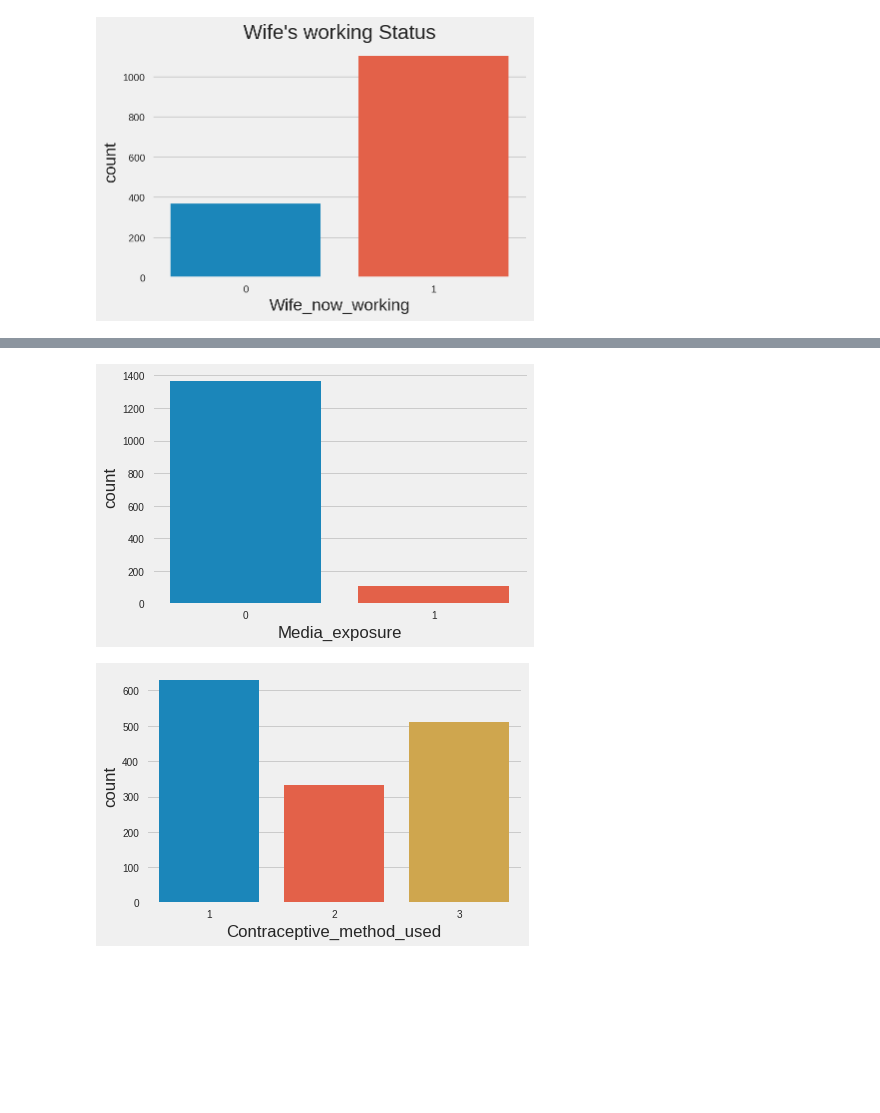
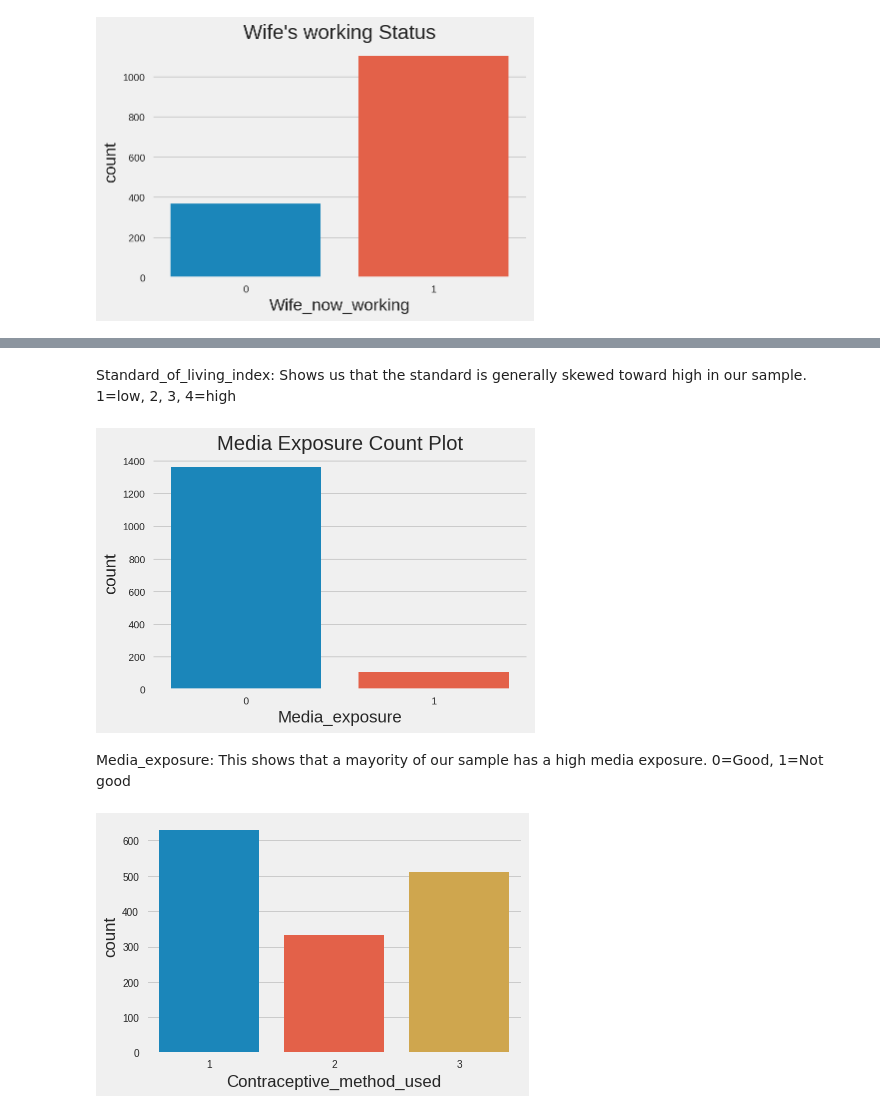
Before and after one commit to gr3ybr0w/Contraception_prediction, a Jupyter notebook: contraception.ipynb, the cells around one changed output, grey strips where cells are left out. Saved outputs shown, nothing was run; the diff lists cells and outputs as text; code cells hidden in the pictures; blank space fills up the shorter version.

```diff
--- a/contraception.ipynb
+++ b/contraception.ipynb
@@ -153,7 +159,11 @@ sns.countplot(x='Standard_of_living_index', data=df);
+# %% [markdown]
+Standard_of_living_index: Shows us that the standard is generally skewed toward high in our sample.  1=low, 2, 3, 4=high
 # %%
-sns.countplot(x='Media_exposure', data=df);
+sns.countplot(x='Media_exposure', data=df).set_title("Media Exposure Count Plot");
 # %% [output]
-[figure, old version]
+[figure, new version]
+# %% [markdown]
+Media_exposure: This shows that a mayority of our sample has a high media exposure. 0=Good, 1=Not good
 # %%
 sns.countplot(x='Contraceptive_method_used', data=df);
 # %% [output]
```
Also changed, not shown: parts of 6 cells of this notebook.
